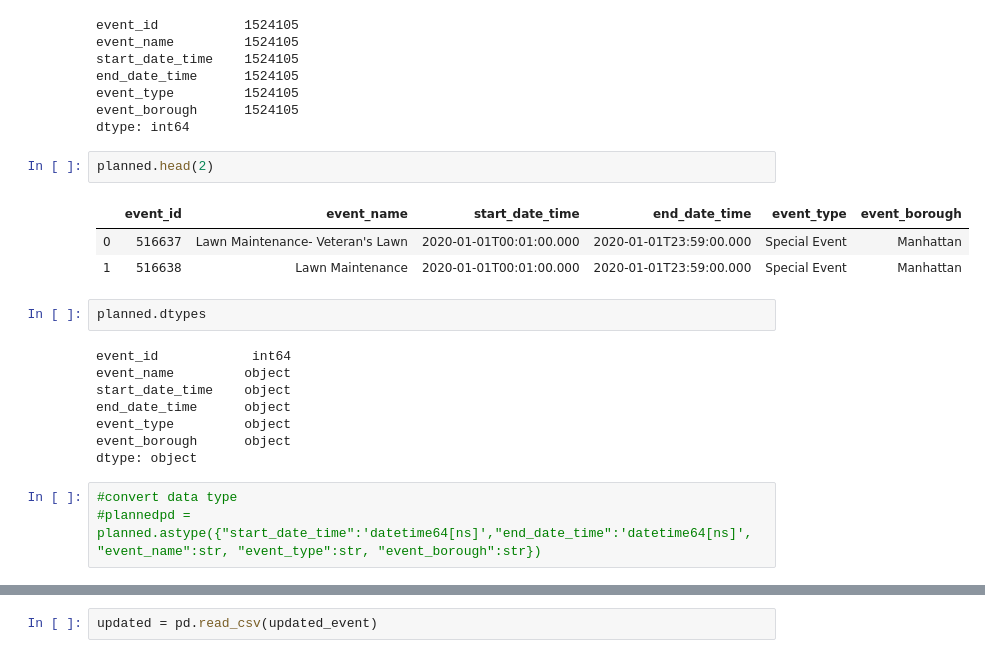
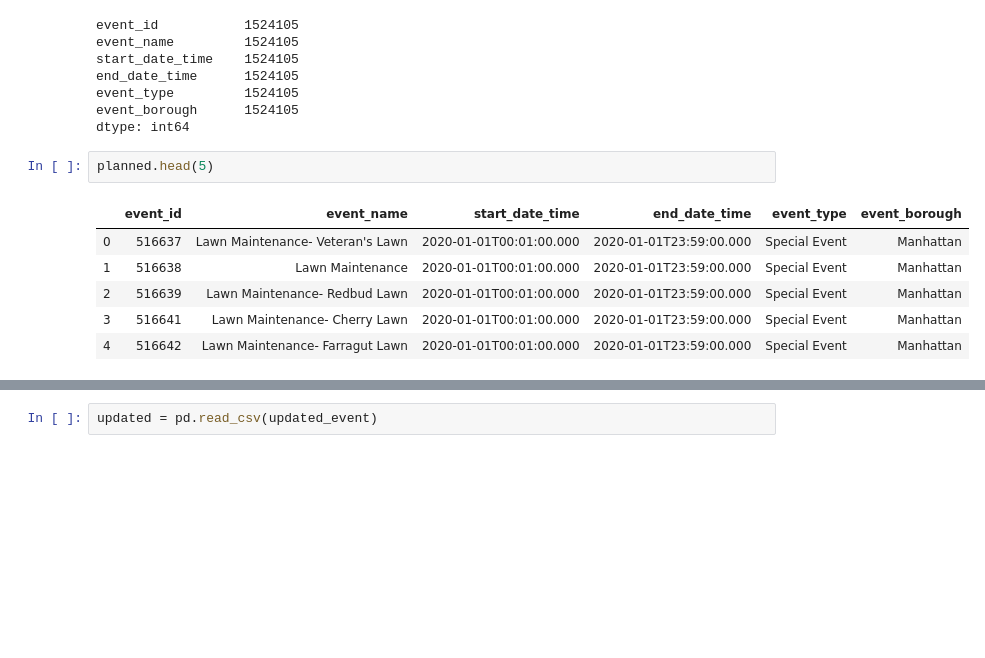
Before and after one commit to ArcZz/Nyc_Cov19_project, a Jupyter notebook: permitted_events.ipynb, the cells around one changed output, grey strips where cells are left out. Saved outputs shown, nothing was run; the diff lists cells and outputs as text; blank space fills up the shorter version.

Commit message:
event

```diff
--- a/permitted_events.ipynb
+++ b/permitted_events.ipynb
@@ -35,21 +23,11 @@ event_type         1524105
 event_borough      1524105
 dtype: int64
 # %%
-planned.head(2)
+planned.head(5)
 # %% [output]
 |  | event_id | event_name | start_date_time | end_date_time | event_type | event_borough |
 | 0 | 516637 | Lawn Maintenance- Veteran's Lawn | 2020-01-01T00:01:00.000 | 2020-01-01T23:59:00.000 | Special Event | Manhattan |
 | 1 | 516638 | Lawn Maintenance | 2020-01-01T00:01:00.000 | 2020-01-01T23:59:00.000 | Special Event | Manhattan |
+| 2 | 516639 | Lawn Maintenance- Redbud Lawn | 2020-01-01T00:01:00.000 | 2020-01-01T23:59:00.000 | Special Event | Manhattan |
+| 3 | 516641 | Lawn Maintenance- Cherry Lawn | 2020-01-01T00:01:00.000 | 2020-01-01T23:59:00.000 | Special Event | Manhattan |
+| 4 | 516642 | Lawn Maintenance- Farragut Lawn | 2020-01-01T00:01:00.000 | 2020-01-01T23:59:00.000 | Special Event | Manhattan |
-# %%
-planned.dtypes
-# %% [output]
-event_id            int64
-event_name         object
-start_date_time    object
-end_date_time      object
-event_type         object
-event_borough      object
-dtype: object
-# %%
-#convert data type
-#plannedpd = planned.astype({"start_date_time":'datetime64[ns]',"end_date_time":'datetime64[ns]', "event_name":str, "event_type":str, "event_borough":str})
```
Also changed, not shown: parts of 41 cells of this notebook, 1 other file.
